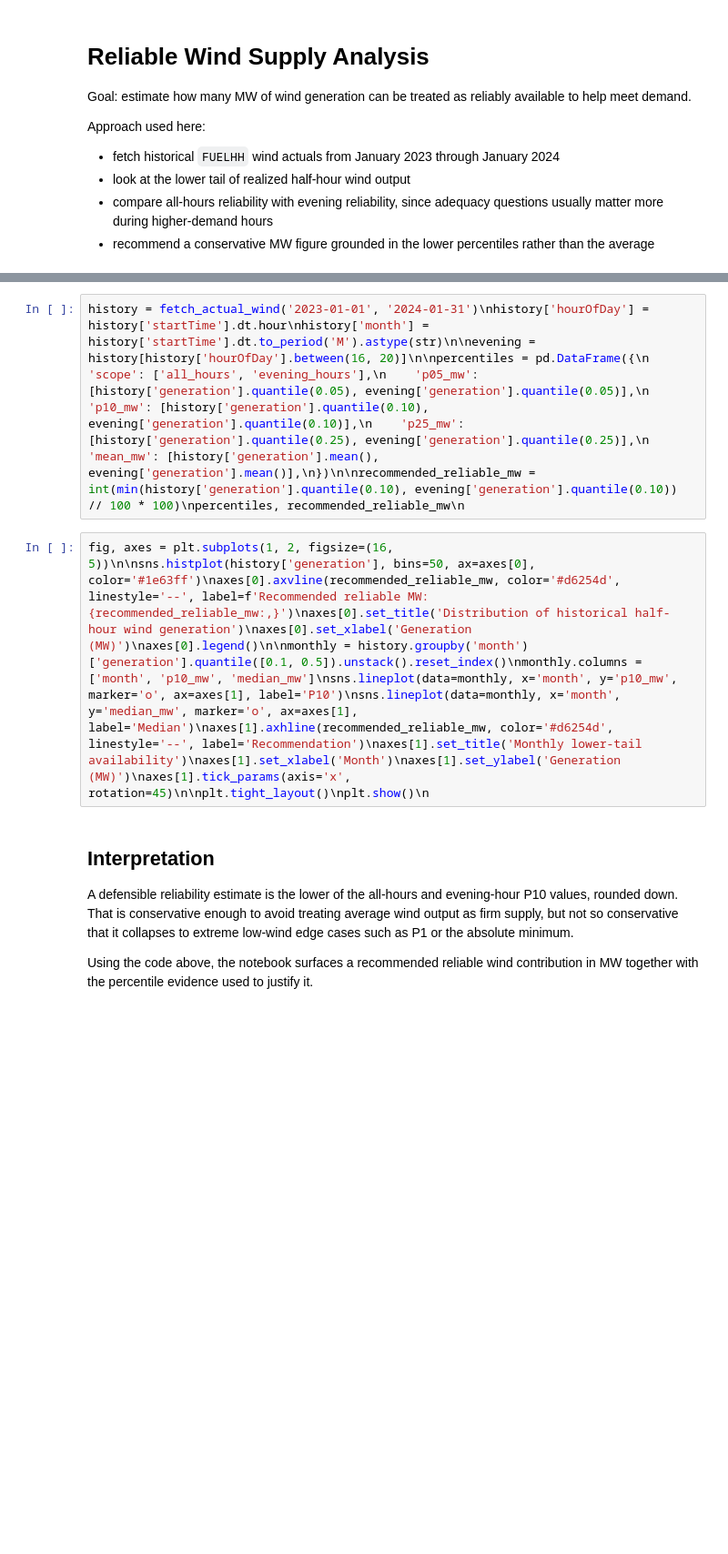
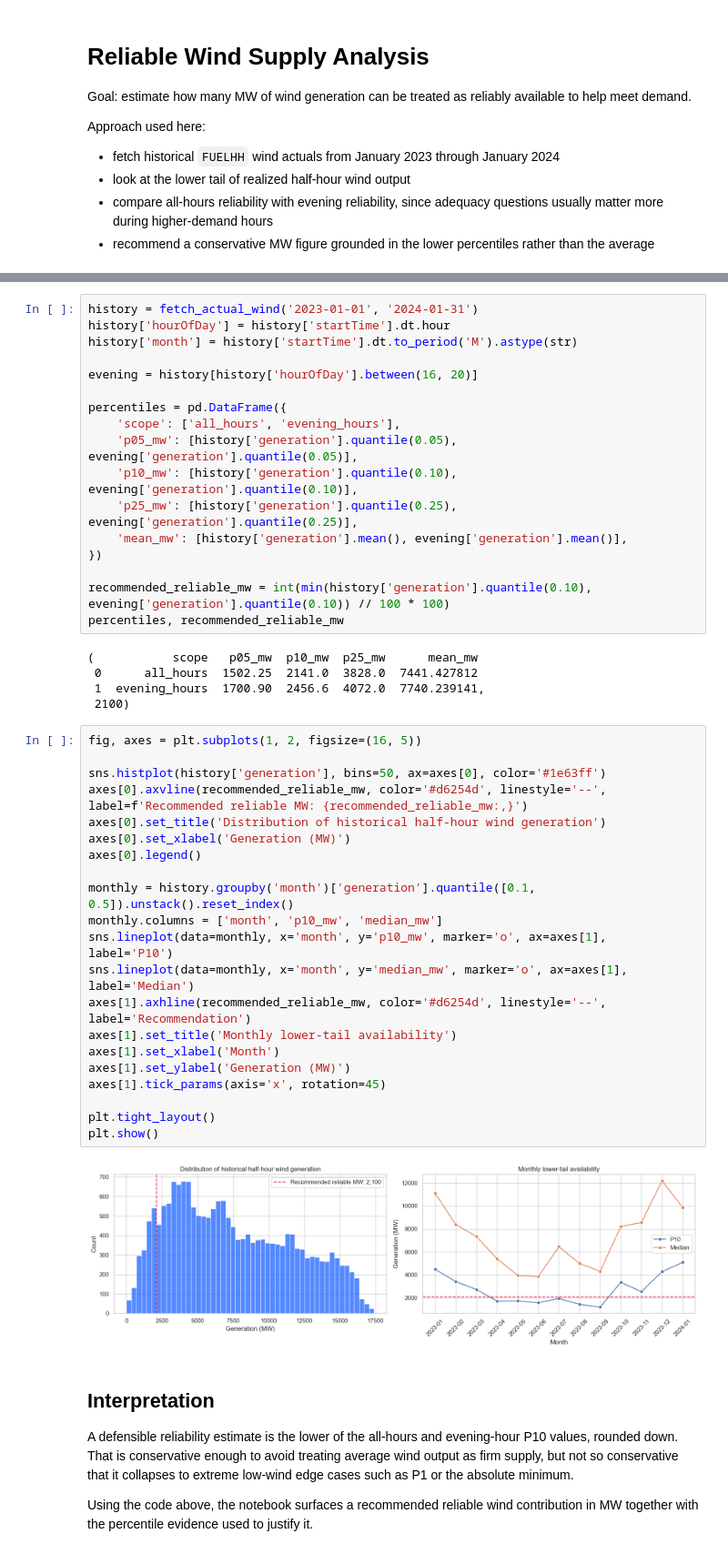
Before and after one commit to aditya-devm02/project, a Jupyter notebook: notebooks/reliable_wind_supply.ipynb, the cells around one changed output, grey strips where cells are left out. Shown at 91% size. Cells and saved outputs as stored; diff of their text form; blank space fills up the shorter version.

```diff
--- a/notebooks/reliable_wind_supply.ipynb
+++ b/notebooks/reliable_wind_supply.ipynb
@@ -13,7 +44,48 @@ from datetime import timezone\n\nimport matplotlib.pyplot as plt\nimport pandas
 # %%
-history = fetch_actual_wind('2023-01-01', '2024-01-31')\nhistory['hourOfDay'] = history['startTime'].dt.hour\nhistory['month'] = history['startTime'].dt.to_period('M').astype(str)\n\nevening = history[history['hourOfDay'].between(16, 20)]\n\npercentiles = pd.DataFrame({\n    'scope': ['all_hours', 'evening_hours'],\n    'p05_mw': [history['generation'].quantile(0.05), evening['generation'].quantile(0.05)],\n    'p10_mw': [history['generation'].quantile(0.10), evening['generation'].quantile(0.10)],\n    'p25_mw': [history['generation'].quantile(0.25), evening['generation'].quantile(0.25)],\n    'mean_mw': [history['generation'].mean(), evening['generation'].mean()],\n})\n\nrecommended_reliable_mw = int(min(history['generation'].quantile(0.10), evening['generation'].quantile(0.10)) // 100 * 100)\npercentiles, recommended_reliable_mw\n
+history = fetch_actual_wind('2023-01-01', '2024-01-31')
+history['hourOfDay'] = history['startTime'].dt.hour
+history['month'] = history['startTime'].dt.to_period('M').astype(str)
+
+evening = history[history['hourOfDay'].between(16, 20)]
+
+percentiles = pd.DataFrame({
+    'scope': ['all_hours', 'evening_hours'],
+    'p05_mw': [history['generation'].quantile(0.05), evening['generation'].quantile(0.05)],
+    'p10_mw': [history['generation'].quantile(0.10), evening['generation'].quantile(0.10)],
+    'p25_mw': [history['generation'].quantile(0.25), evening['generation'].quantile(0.25)],
+    'mean_mw': [history['generation'].mean(), evening['generation'].mean()],
+})
+
+recommended_reliable_mw = int(min(history['generation'].quantile(0.10), evening['generation'].quantile(0.10)) // 100 * 100)
+percentiles, recommended_reliable_mw
+# %% [output]
+(           scope   p05_mw  p10_mw  p25_mw      mean_mw
+ 0      all_hours  1502.25  2141.0  3828.0  7441.427812
+ 1  evening_hours  1700.90  2456.6  4072.0  7740.239141,
+ 2100)
 # %%
-fig, axes = plt.subplots(1, 2, figsize=(16, 5))\n\nsns.histplot(history['generation'], bins=50, ax=axes[0], color='#1e63ff')\naxes[0].axvline(recommended_reliable_mw, color='#d6254d', linestyle='--', label=f'Recommended reliable MW: {recommended_reliable_mw:,}')\naxes[0].set_title('Distribution of historical half-hour wind generation')\naxes[0].set_xlabel('Generation (MW)')\naxes[0].legend()\n\nmonthly = history.groupby('month')['generation'].quantile([0.1, 0.5]).unstack().reset_index()\nmonthly.columns = ['month', 'p10_mw', 'median_mw']\nsns.lineplot(data=monthly, x='month', y='p10_mw', marker='o', ax=axes[1], label='P10')\nsns.lineplot(data=monthly, x='month', y='median_mw', marker='o', ax=axes[1], label='Median')\naxes[1].axhline(recommended_reliable_mw, color='#d6254d', linestyle='--', label='Recommendation')\naxes[1].set_title('Monthly lower-tail availability')\naxes[1].set_xlabel('Month')\naxes[1].set_ylabel('Generation (MW)')\naxes[1].tick_params(axis='x', rotation=45)\n\nplt.tight_layout()\nplt.show()\n
+fig, axes = plt.subplots(1, 2, figsize=(16, 5))
+
+sns.histplot(history['generation'], bins=50, ax=axes[0], color='#1e63ff')
+axes[0].axvline(recommended_reliable_mw, color='#d6254d', linestyle='--', label=f'Recommended reliable MW: {recommended_reliable_mw:,}')
+axes[0].set_title('Distribution of historical half-hour wind generation')
+axes[0].set_xlabel('Generation (MW)')
+axes[0].legend()
+
+monthly = history.groupby('month')['generation'].quantile([0.1, 0.5]).unstack().reset_index()
+monthly.columns = ['month', 'p10_mw', 'median_mw']
+sns.lineplot(data=monthly, x='month', y='p10_mw', marker='o', ax=axes[1], label='P10')
+sns.lineplot(data=monthly, x='month', y='median_mw', marker='o', ax=axes[1], label='Median')
+axes[1].axhline(recommended_reliable_mw, color='#d6254d', linestyle='--', label='Recommendation')
+axes[1].set_title('Monthly lower-tail availability')
+axes[1].set_xlabel('Month')
+axes[1].set_ylabel('Generation (MW)')
+axes[1].tick_params(axis='x', rotation=45)
+
+plt.tight_layout()
+plt.show()
+# %% [output]
+[figure, added]
 # %% [markdown]
 ## Interpretation
 
```
Also changed, not shown: parts of 1 cell of this notebook, 3 other files.
